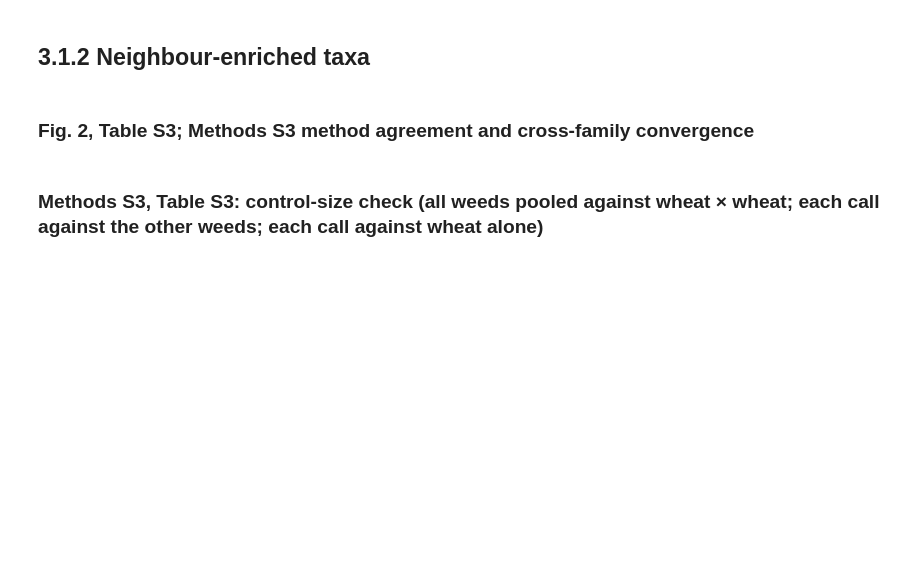
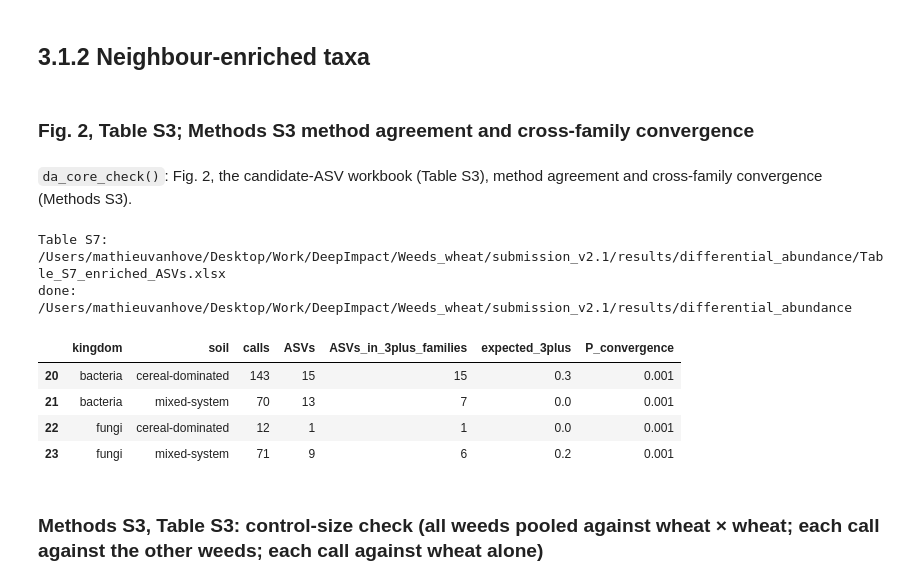
Before and after one commit to MVan35/DeepImpact_WP4, a Jupyter notebook: code/Paper_figures.ipynb, the cells around one changed output. Cells and saved outputs as stored; diff of their text form; code cells hidden in the pictures; blank space fills up the shorter version.

```diff
--- a/code/Paper_figures.ipynb
+++ b/code/Paper_figures.ipynb
@@ -56,9 +1795,5 @@ print(glom.round(2)); turn
 ## 3.1.2 Neighbour-enriched taxa
 # %% [markdown]
 ### Fig. 2, Table S3; Methods S3 method agreement and cross-family convergence
-# %%
-DA_OUT = os.path.join(OUT_DIR, "differential_abundance"); os.makedirs(DA_OUT, exist_ok=True)
-r = subprocess.run([sys.executable, "da_core_check.py", MATRIX_DIR, DA_OUT] + DA_ROOTS, capture_output=True, text=True)
-assert r.returncode == 0, r.stderr[-2000:]
-conv = pd.read_csv(os.path.join(DA_OUT, "da_consensus_definitions.csv"))
-conv[conv.definition.str.startswith("D6")][["kingdom", "soil", "calls", "ASVs", "ASVs_in_3plus_families", "expected_3plus", "P_convergence"]]
+# %% [markdown]
+`da_core_check()`: Fig. 2, the candidate-ASV workbook (Table S3), method agreement and cross-family convergence (Methods S3).   <!-- [I2] formerly da_core_check.py -->
@@ -65,3 +1989,16 @@ conv[conv.definition.str.startswith("D6")][["kingdom", "soil", "calls", "ASVs",
+# %%
+DA_OUT = os.path.join(OUT_DIR, "differential_abundance"); os.makedirs(DA_OUT, exist_ok=True)
+da_core_check(MATRIX_DIR, DA_OUT, DA_ROOTS)   # [I2] was: python da_core_check.py
+conv = pd.read_csv(os.path.join(DA_OUT, "da_consensus_definitions.csv"))
+conv[conv.definition.str.startswith("D6")][["kingdom", "soil", "calls", "ASVs", "ASVs_in_3plus_families", "expected_3plus", "P_convergence"]]
+# %% [output]
+Table S7: /Users/mathieuvanhove/Desktop/Work/DeepImpact/Weeds_wheat/submission_v2.1/results/differential_abundance/Table_S7_enriched_ASVs.xlsx
+done: /Users/mathieuvanhove/Desktop/Work/DeepImpact/Weeds_wheat/submission_v2.1/results/differential_abundance
+|  | kingdom | soil | calls | ASVs | ASVs_in_3plus_families | expected_3plus | P_convergence |
+| 20 | bacteria | cereal-dominated | 143 | 15 | 15 | 0.3 | 0.001 |
+| 21 | bacteria | mixed-system | 70 | 13 | 7 | 0.0 | 0.001 |
+| 22 | fungi | cereal-dominated | 12 | 1 | 1 | 0.0 | 0.001 |
+| 23 | fungi | mixed-system | 71 | 9 | 6 | 0.2 | 0.001 |
 # %% [markdown]
 ### Methods S3, Table S3: control-size check (all weeds pooled against wheat × wheat; each call against the other weeds; each call against wheat alone)
 # %%
```
Also changed, not shown: parts of 39 cells of this notebook, 8 other files.
